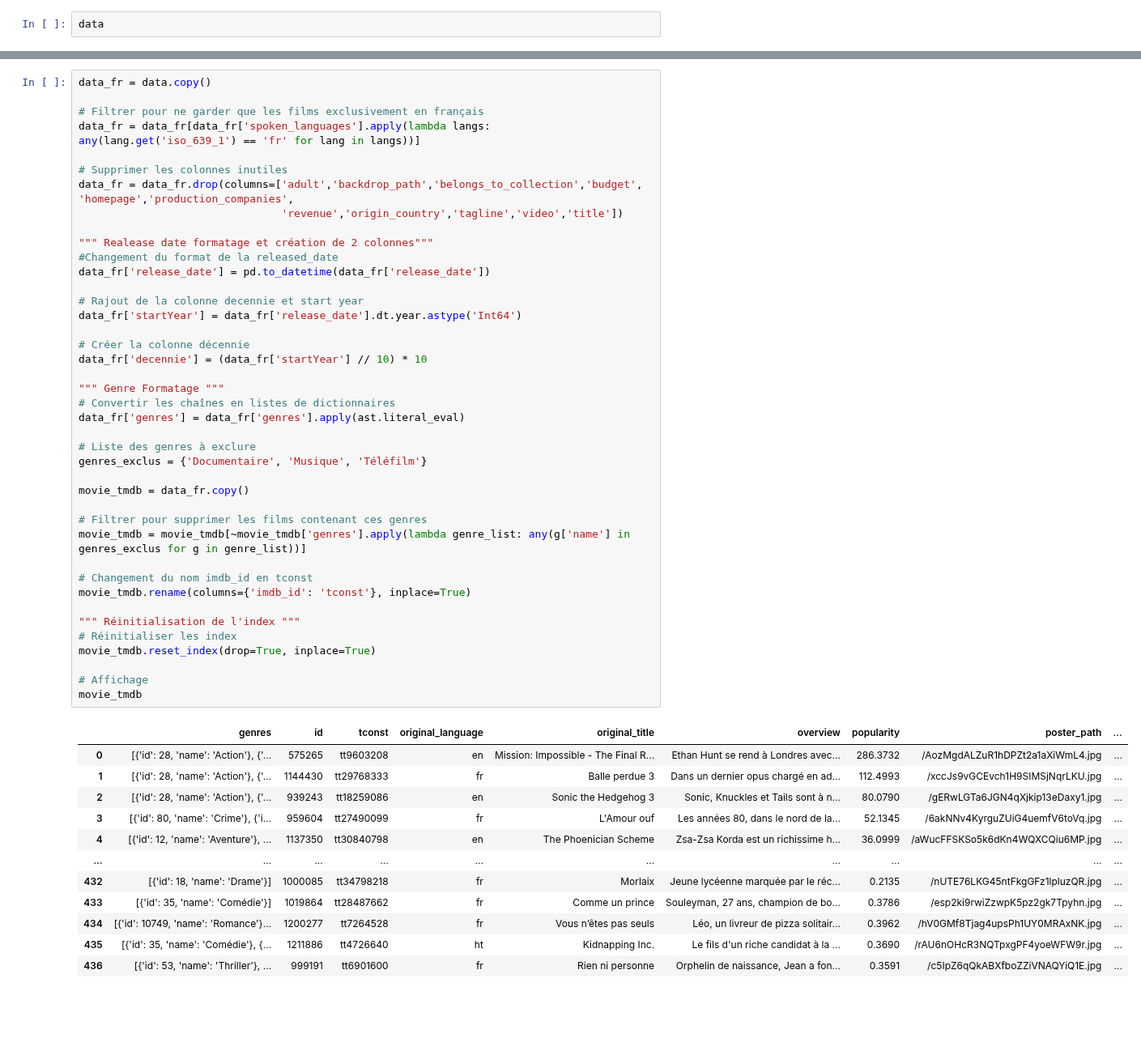
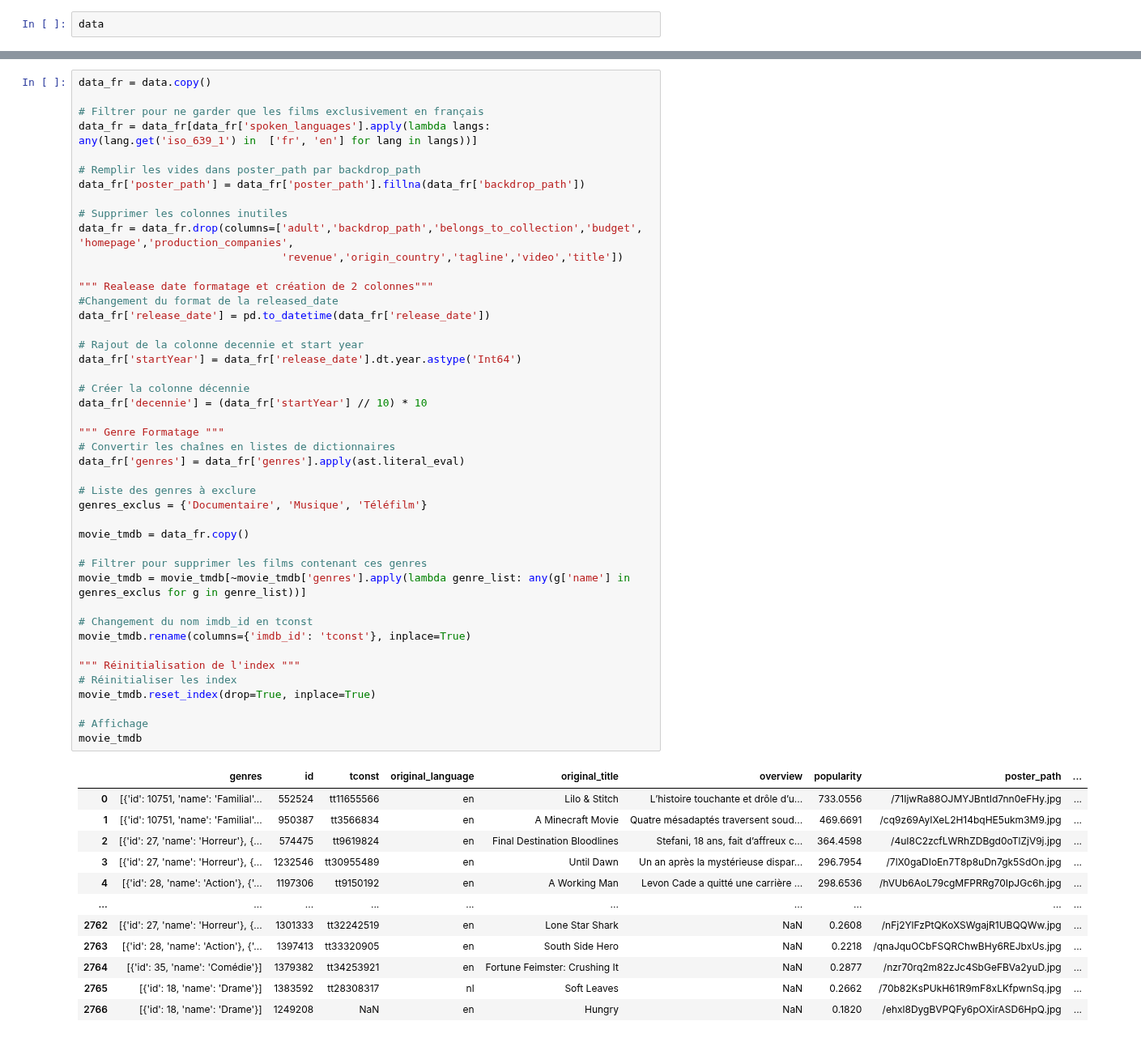
Before and after one commit to jbhdev/data-films, a Jupyter notebook: Merged_movies.ipynb, the cells around one changed output, grey strips where cells are left out. Shown at 81% size. Saved outputs shown, nothing was run; the diff lists cells and outputs as text; blank space fills up the shorter version.

```diff
--- a/Merged_movies.ipynb
+++ b/Merged_movies.ipynb
@@ -45,7 +45,10 @@ movie['directors'] = movie['directors'].apply(lambda x: x.split(',') if isinstan
 data_fr = data.copy()
 
 # Filtrer pour ne garder que les films exclusivement en français
-data_fr = data_fr[data_fr['spoken_languages'].apply(lambda langs: any(lang.get('iso_639_1') == 'fr' for lang in langs))]
+data_fr = data_fr[data_fr['spoken_languages'].apply(lambda langs: any(lang.get('iso_639_1') in  ['fr', 'en'] for lang in langs))]
+
+# Remplir les vides dans poster_path par backdrop_path
+data_fr['poster_path'] = data_fr['poster_path'].fillna(data_fr['backdrop_path'])
 
 # Supprimer les colonnes inutiles
 data_fr = data_fr.drop(columns=['adult','backdrop_path','belongs_to_collection','budget', 'homepage','production_companies',
@@ -57,41 +60,41 @@ data_fr['release_date'] = pd.to_datetime(data_fr['release_date'])
 
 # Rajout de la colonne decennie et start year
 data_fr['startYear'] = data_fr['release_date'].dt.year.astype('Int64')
 
 # Créer la colonne décennie
 data_fr['decennie'] = (data_fr['startYear'] // 10) * 10
 
 """ Genre Formatage """
 # Convertir les chaînes en listes de dictionnaires
 data_fr['genres'] = data_fr['genres'].apply(ast.literal_eval)
 
 # Liste des genres à exclure
 genres_exclus = {'Documentaire', 'Musique', 'Téléfilm'}
 
 movie_tmdb = data_fr.copy()
 
 # Filtrer pour supprimer les films contenant ces genres
 movie_tmdb = movie_tmdb[~movie_tmdb['genres'].apply(lambda genre_list: any(g['name'] in genres_exclus for g in genre_list))]
 
 # Changement du nom imdb_id en tconst
 movie_tmdb.rename(columns={'imdb_id': 'tconst'}, inplace=True)
 
 """ Réinitialisation de l'index """
 # Réinitialiser les index
 movie_tmdb.reset_index(drop=True, inplace=True)
 
 # Affichage
 movie_tmdb
 # %% [output]
 |  | genres | id | tconst | original_language | original_title | overview | popularity | poster_path | ... |
-| 0 | [{'id': 28, 'name': 'Action'}, {'... | 575265 | tt9603208 | en | Mission: Impossible - The Final R... | Ethan Hunt se rend à Londres avec... | 286.3732 | /AozMgdALZuR1hDPZt2a1aXiWmL4.jpg | ... |
-| 1 | [{'id': 28, 'name': 'Action'}, {'... | 1144430 | tt29768333 | fr | Balle perdue 3 | Dans un dernier opus chargé en ad... | 112.4993 | /xccJs9vGCEvch1H9SIMSjNqrLKU.jpg | ... |
-| 2 | [{'id': 28, 'name': 'Action'}, {'... | 939243 | tt18259086 | en | Sonic the Hedgehog 3 | Sonic, Knuckles et Tails sont à n... | 80.0790 | /gERwLGTa6JGN4qXjkip13eDaxy1.jpg | ... |
-| 3 | [{'id': 80, 'name': 'Crime'}, {'i... | 959604 | tt27490099 | fr | L'Amour ouf | Les années 80, dans le nord de la... | 52.1345 | /6akNNv4KyrguZUiG4uemfV6toVq.jpg | ... |
-| 4 | [{'id': 12, 'name': 'Aventure'}, ... | 1137350 | tt30840798 | en | The Phoenician Scheme | Zsa-Zsa Korda est un richissime h... | 36.0999 | /aWucFFSKSo5k6dKn4WQXCQiu6MP.jpg | ... |
+| 0 | [{'id': 10751, 'name': 'Familial'... | 552524 | tt11655566 | en | Lilo & Stitch | L’histoire touchante et drôle d’u... | 733.0556 | /71IjwRa88OJMYJBntId7nn0eFHy.jpg | ... |
+| 1 | [{'id': 10751, 'name': 'Familial'... | 950387 | tt3566834 | en | A Minecraft Movie | Quatre mésadaptés traversent soud... | 469.6691 | /cq9z69AyIXeL2H14bqHE5ukm3M9.jpg | ... |
+| 2 | [{'id': 27, 'name': 'Horreur'}, {... | 574475 | tt9619824 | en | Final Destination Bloodlines | Stefani, 18 ans, fait d’affreux c... | 364.4598 | /4uI8C2zcfLWRhZDBgd0oTlZjV9j.jpg | ... |
+| 3 | [{'id': 27, 'name': 'Horreur'}, {... | 1232546 | tt30955489 | en | Until Dawn | Un an après la mystérieuse dispar... | 296.7954 | /7lX0gaDIoEn7T8p8uDn7gk5SdOn.jpg | ... |
+| 4 | [{'id': 28, 'name': 'Action'}, {'... | 1197306 | tt9150192 | en | A Working Man | Levon Cade a quitté une carrière ... | 298.6536 | /hVUb6AoL79cgMFPRRg70IpJGc6h.jpg | ... |
 | ... | ... | ... | ... | ... | ... | ... | ... | ... | ... |
-| 432 | [{'id': 18, 'name': 'Drame'}] | 1000085 | tt34798218 | fr | Morlaix | Jeune lycéenne marquée par le réc... | 0.2135 | /nUTE76LKG45ntFkgGFz1lpluzQR.jpg | ... |
-| 433 | [{'id': 35, 'name': 'Comédie'}] | 1019864 | tt28487662 | fr | Comme un prince | Souleyman, 27 ans, champion de bo... | 0.3786 | /esp2ki9rwiZzwpK5pz2gk7Tpyhn.jpg | ... |
-| 434 | [{'id': 10749, 'name': 'Romance'}... | 1200277 | tt7264528 | fr | Vous n’êtes pas seuls | Léo, un livreur de pizza solitair... | 0.3962 | /hV0GMf8Tjag4upsPh1UY0MRAxNK.jpg | ... |
-| 435 | [{'id': 35, 'name': 'Comédie'}, {... | 1211886 | tt4726640 | ht | Kidnapping Inc. | Le fils d'un riche candidat à la ... | 0.3690 | /rAU6nOHcR3NQTpxgPF4yoeWFW9r.jpg | ... |
-| 436 | [{'id': 53, 'name': 'Thriller'}, ... | 999191 | tt6901600 | fr | Rien ni personne | Orphelin de naissance, Jean a fon... | 0.3591 | /c5IpZ6qQkABXfboZZiVNAQYiQ1E.jpg | ... |
+| 2762 | [{'id': 27, 'name': 'Horreur'}, {... | 1301333 | tt32242519 | en | Lone Star Shark | NaN | 0.2608 | /nFj2YlFzPtQKoXSWgajR1UBQQWw.jpg | ... |
+| 2763 | [{'id': 28, 'name': 'Action'}, {'... | 1397413 | tt33320905 | en | South Side Hero | NaN | 0.2218 | /qnaJquOCbFSQRChwBHy6REJbxUs.jpg | ... |
+| 2764 | [{'id': 35, 'name': 'Comédie'}] | 1379382 | tt34253921 | en | Fortune Feimster: Crushing It | NaN | 0.2877 | /nzr70rq2m82zJc4SbGeFBVa2yuD.jpg | ... |
+| 2765 | [{'id': 18, 'name': 'Drame'}] | 1383592 | tt28308317 | nl | Soft Leaves | NaN | 0.2662 | /70b82KsPUkH61R9mF8xLKfpwnSq.jpg | ... |
+| 2766 | [{'id': 18, 'name': 'Drame'}] | 1249208 | NaN | en | Hungry | NaN | 0.1820 | /ehxl8DygBVPQFy6pOXirASD6HpQ.jpg | ... |
```
Also changed, not shown: parts of 13 cells of this notebook, 2 other files.
